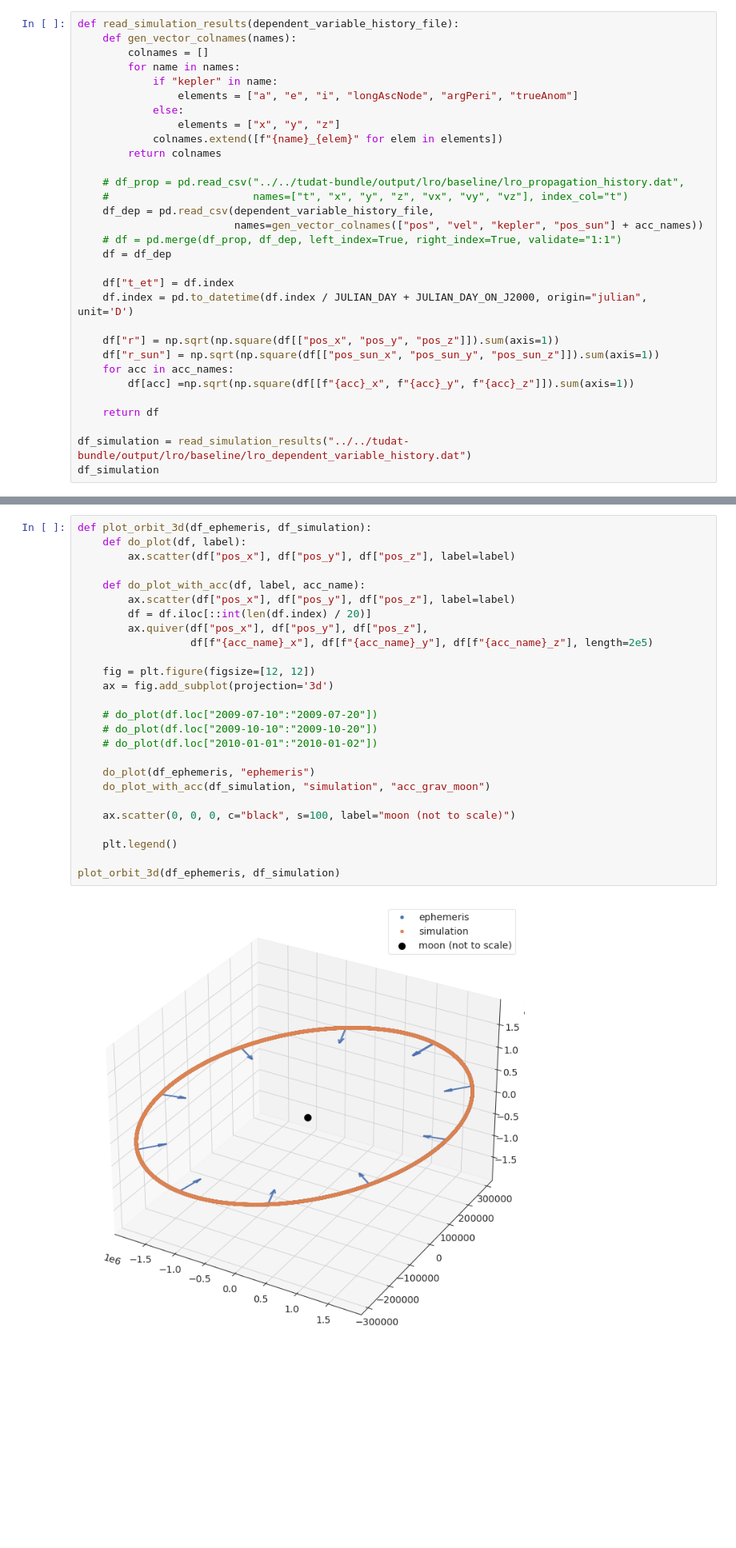
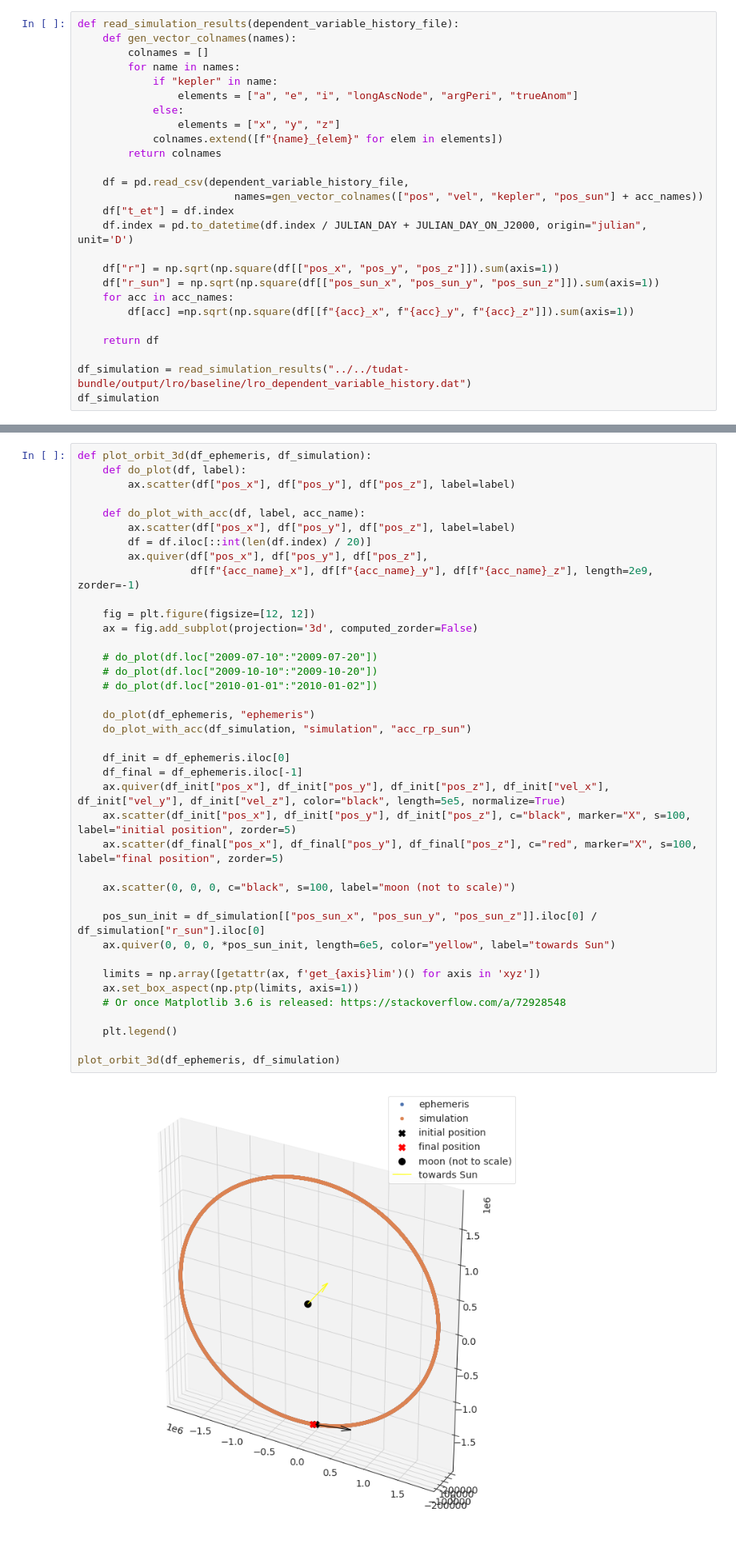
Before and after one commit to DominikStiller/tudelft-hpb-project, a Jupyter notebook: analysis/lro_simulation.ipynb, the cells around one changed output, grey strips where cells are left out. Shown at 80% size. Cells and saved outputs as stored; diff of their text form; blank space fills up the shorter version.

```diff
--- a/analysis/lro_simulation.ipynb
+++ b/analysis/lro_simulation.ipynb
@@ -29,13 +30,8 @@ def read_simulation_results(dependent_variable_history_file):
             colnames.extend([f"{name}_{elem}" for elem in elements])
         return colnames
 
-    # df_prop = pd.read_csv("../../tudat-bundle/output/lro/baseline/lro_propagation_history.dat",
-    #                       names=["t", "x", "y", "z", "vx", "vy", "vz"], index_col="t")
-    df_dep = pd.read_csv(dependent_variable_history_file,
+    df = pd.read_csv(dependent_variable_history_file,
                          names=gen_vector_colnames(["pos", "vel", "kepler", "pos_sun"] + acc_names))
-    # df = pd.merge(df_prop, df_dep, left_index=True, right_index=True, validate="1:1")
-    df = df_dep
-
     df["t_et"] = df.index
     df.index = pd.to_datetime(df.index / JULIAN_DAY + JULIAN_DAY_ON_J2000, origin="julian", unit='D')
 
@@ -103,31 +99,44 @@ df_ephemeris
 # %%
 def plot_orbit_3d(df_ephemeris, df_simulation):
     def do_plot(df, label):
         ax.scatter(df["pos_x"], df["pos_y"], df["pos_z"], label=label)
 
     def do_plot_with_acc(df, label, acc_name):
         ax.scatter(df["pos_x"], df["pos_y"], df["pos_z"], label=label)
         df = df.iloc[::int(len(df.index) / 20)]
         ax.quiver(df["pos_x"], df["pos_y"], df["pos_z"],
-                  df[f"{acc_name}_x"], df[f"{acc_name}_y"], df[f"{acc_name}_z"], length=2e5)
+                  df[f"{acc_name}_x"], df[f"{acc_name}_y"], df[f"{acc_name}_z"], length=2e9, zorder=-1)
 
     fig = plt.figure(figsize=[12, 12])
-    ax = fig.add_subplot(projection='3d')
+    ax = fig.add_subplot(projection='3d', computed_zorder=False)
 
     # do_plot(df.loc["2009-07-10":"2009-07-20"])
     # do_plot(df.loc["2009-10-10":"2009-10-20"])
     # do_plot(df.loc["2010-01-01":"2010-01-02"])
 
     do_plot(df_ephemeris, "ephemeris")
-    do_plot_with_acc(df_simulation, "simulation", "acc_grav_moon")
+    do_plot_with_acc(df_simulation, "simulation", "acc_rp_sun")
+
+    df_init = df_ephemeris.iloc[0]
+    df_final = df_ephemeris.iloc[-1]
+    ax.quiver(df_init["pos_x"], df_init["pos_y"], df_init["pos_z"], df_init["vel_x"], df_init["vel_y"], df_init["vel_z"], color="black", length=5e5, normalize=True)
+    ax.scatter(df_init["pos_x"], df_init["pos_y"], df_init["pos_z"], c="black", marker="X", s=100, label="initial position", zorder=5)
+    ax.scatter(df_final["pos_x"], df_final["pos_y"], df_final["pos_z"], c="red", marker="X", s=100, label="final position", zorder=5)
 
     ax.scatter(0, 0, 0, c="black", s=100, label="moon (not to scale)")
+
+    pos_sun_init = df_simulation[["pos_sun_x", "pos_sun_y", "pos_sun_z"]].iloc[0] / df_simulation["r_sun"].iloc[0]
+    ax.quiver(0, 0, 0, *pos_sun_init, length=6e5, color="yellow", label="towards Sun")
+
+    limits = np.array([getattr(ax, f'get_{axis}lim')() for axis in 'xyz'])
+    ax.set_box_aspect(np.ptp(limits, axis=1))
+    # Or once Matplotlib 3.6 is released: https://stackoverflow.com/a/72928548
 
     plt.legend()
 
 plot_orbit_3d(df_ephemeris, df_simulation)
 # %% [output]
-[figure, old version]
+[figure, new version]
 # %%
 def plot_error(df_ephemeris, df_simulation):
     error = df_ephemeris[["pos_x", "pos_y", "pos_z"]] - df_simulation[["pos_x", "pos_y", "pos_z"]]
```
Also changed, not shown: parts of 9 cells of this notebook, 2 other files.
